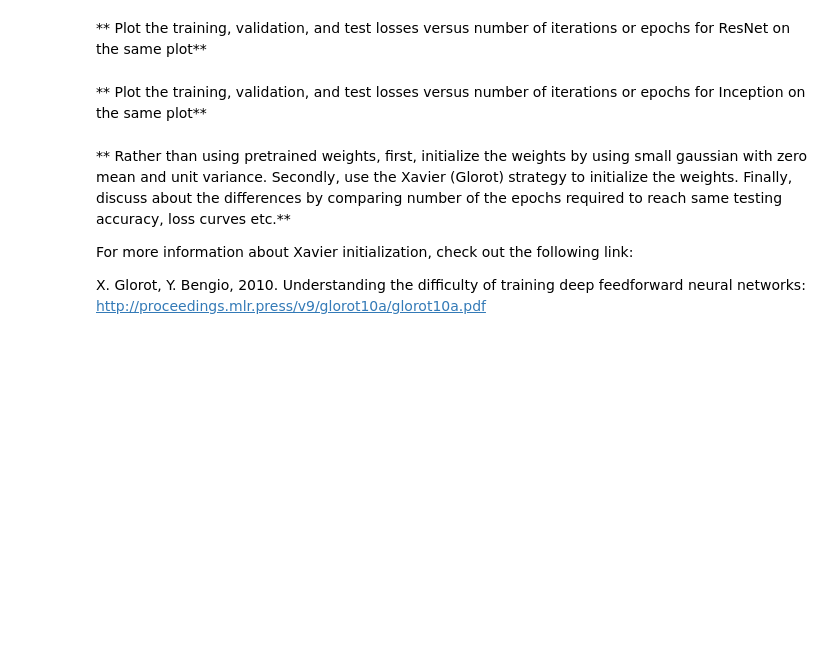
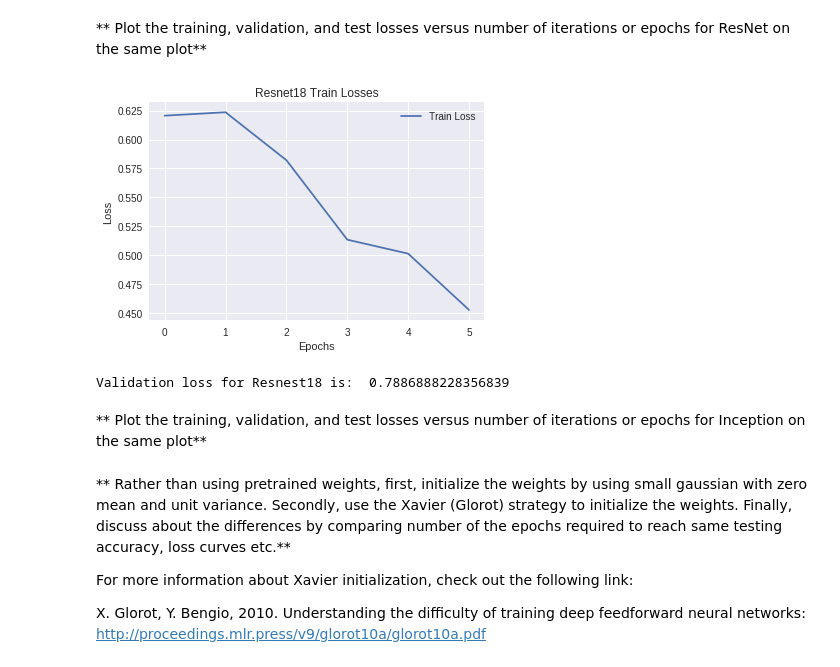
Before and after one commit to ooaj/BLG561E, a Jupyter notebook: HW-2/PyTorch.ipynb, the cells around one changed output. Cells and saved outputs as stored; diff of their text form; code cells hidden in the pictures; blank space fills up the shorter version.

```diff
--- a/HW-2/PyTorch.ipynb
+++ b/HW-2/PyTorch.ipynb
@@ -222,5 +556,30 @@ We expect you to get at least 75% Test Accuracy**
 # %% [markdown]
 ** Plot the training, validation, and test losses versus number of iterations or epochs for ResNet on the same plot**
+# %%
+resnet_18 = np.load("/content/drive/My Drive/BLG561E/resnet18_1.npz")
+train_losses_res18 = resnet_18["train_losses"]
+losses_epoch_res18 = resnet_18["val_losses"]
+
+train_losses_mean_res18 = []
+for i in range(int(len(train_losses_res18)/94)):
+  train_losses_mean_res18.append(np.mean(train_losses_vgg16[i*94:(i+1)*94]))
+# %%
+fig = plt.figure()
+ax = plt.subplot(111)
+ax.plot(range(len(train_losses_mean_res18)), train_losses_mean_res18, label='Train Loss')
+ax.legend()
+
+plt.xlabel('Epochs')
+plt.ylabel('Loss')
+plt.title('Resnet18 Train Losses')
+plt.grid(True)
+plt.show()
+# %% [output]
+[figure, added]
+# %%
+print("Validation loss for Resnest18 is: ", losses_epoch_res18)
+# %% [output]
+Validation loss for Resnest18 is:  0.7886888228356839
 # %% [markdown]
 ** Plot the training, validation, and test losses versus number of iterations or epochs for Inception on the same plot**
 # %% [markdown]
```
Also changed, not shown: parts of 29 cells of this notebook, 5 other files.
